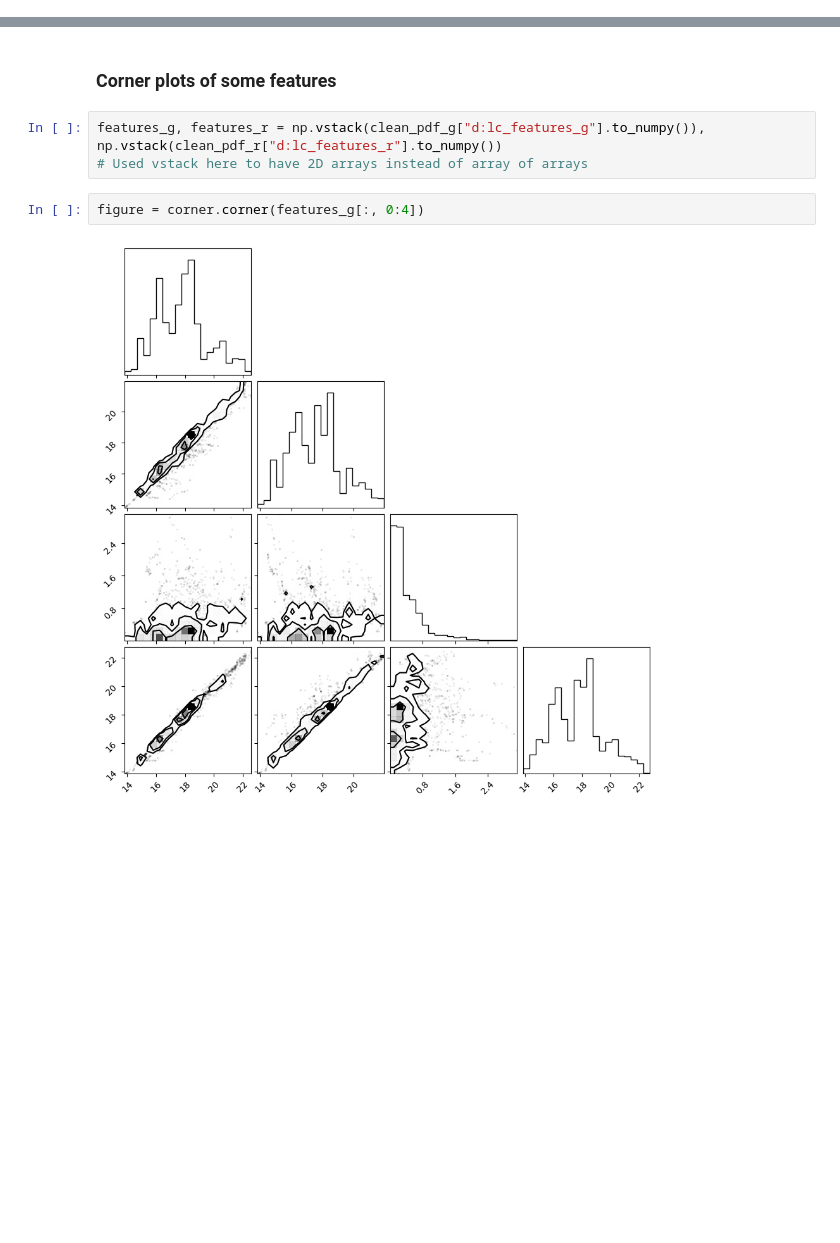
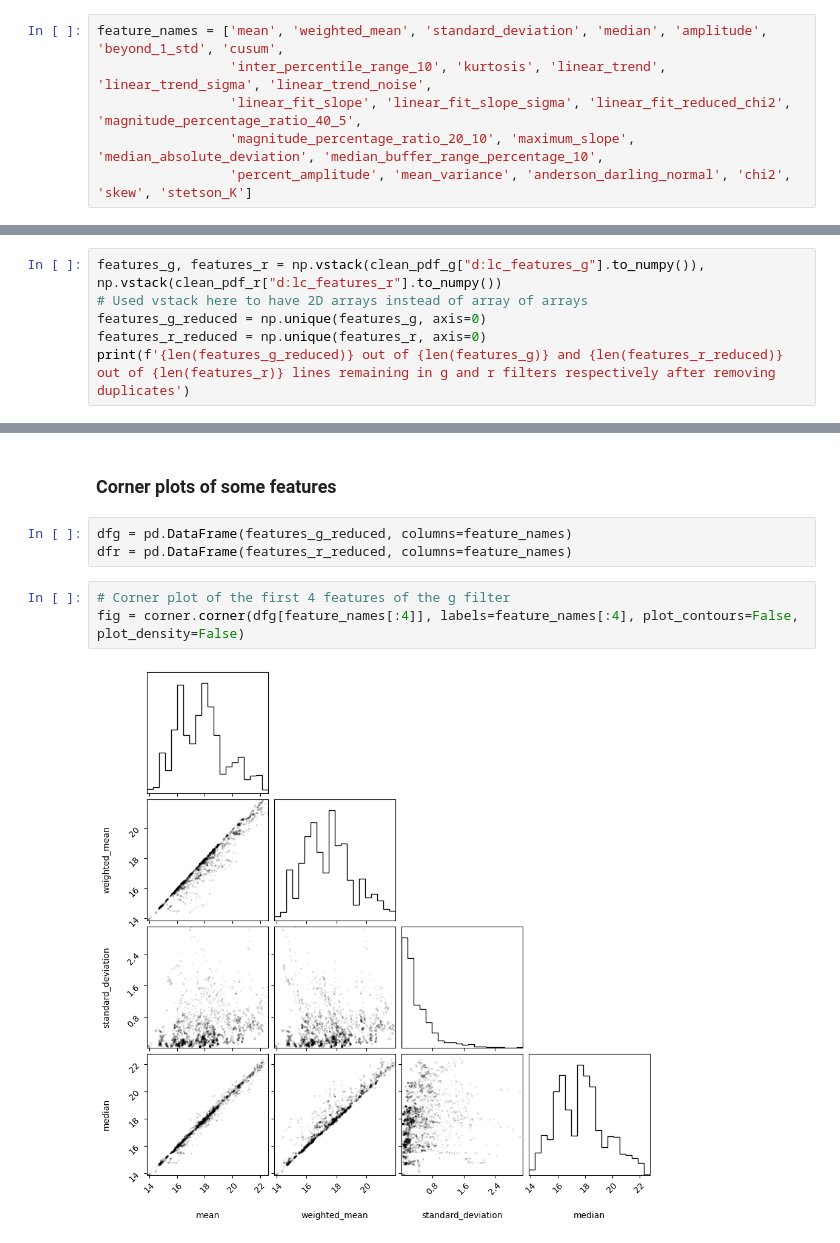
Before and after one commit to emilleishida/magnetic_cvs, a Jupyter notebook: notebooks/magnetic_cvs.ipynb, the cells around one changed output, grey strips where cells are left out. Drawn from its saved outputs; the diff is of its cells as text; blank space fills up the shorter version.

Commit message:
Removed duplicate feature lines in the data

```diff
--- a/notebooks/magnetic_cvs.ipynb
+++ b/notebooks/magnetic_cvs.ipynb
@@ -48,3 +45,9 @@ Feature names:
+# %%
+feature_names = ['mean', 'weighted_mean', 'standard_deviation', 'median', 'amplitude', 'beyond_1_std', 'cusum',
+                 'inter_percentile_range_10', 'kurtosis', 'linear_trend', 'linear_trend_sigma', 'linear_trend_noise',
+                 'linear_fit_slope', 'linear_fit_slope_sigma', 'linear_fit_reduced_chi2', 'magnitude_percentage_ratio_40_5',
+                 'magnitude_percentage_ratio_20_10', 'maximum_slope', 'median_absolute_deviation', 'median_buffer_range_percentage_10',
+                 'percent_amplitude', 'mean_variance', 'anderson_darling_normal', 'chi2', 'skew', 'stetson_K']
 # %% [markdown]
 ### Cleaning data
 # %%
@@ -72,0 +78,6 @@ print(f'{len(clean_pdf_g)} and {len(clean_pdf_r)} lines remaining in g and r fil
+# %%
+features_g, features_r = np.vstack(clean_pdf_g["d:lc_features_g"].to_numpy()), np.vstack(clean_pdf_r["d:lc_features_r"].to_numpy())
+# Used vstack here to have 2D arrays instead of array of arrays
+features_g_reduced = np.unique(features_g, axis=0)
+features_r_reduced = np.unique(features_r, axis=0)
+print(f'{len(features_g_reduced)} out of {len(features_g)} and {len(features_r_reduced)} out of {len(features_r)} lines remaining in g and r filters respectively after removing duplicates')
@@ -73,9 +86,10 @@ print(f'{len(clean_pdf_g)} and {len(clean_pdf_r)} lines remaining in g and r fil
 # %% [markdown]
 ### Corner plots of some features
-# %%
-features_g, features_r = np.vstack(clean_pdf_g["d:lc_features_g"].to_numpy()), np.vstack(clean_pdf_r["d:lc_features_r"].to_numpy())
-# Used vstack here to have 2D arrays instead of array of arrays
-# %%
-figure = corner.corner(features_g[:, 0:4])
-# %% [output]
-[figure, removed]
+# %%
+dfg = pd.DataFrame(features_g_reduced, columns=feature_names)
+dfr = pd.DataFrame(features_r_reduced, columns=feature_names)
+# %%
+# Corner plot of the first 4 features of the g filter
+fig = corner.corner(dfg[feature_names[:4]], labels=feature_names[:4], plot_contours=False, plot_density=False)
+# %% [output]
+[figure, added]
```
Also changed, not shown: parts of 3 cells of this notebook.
